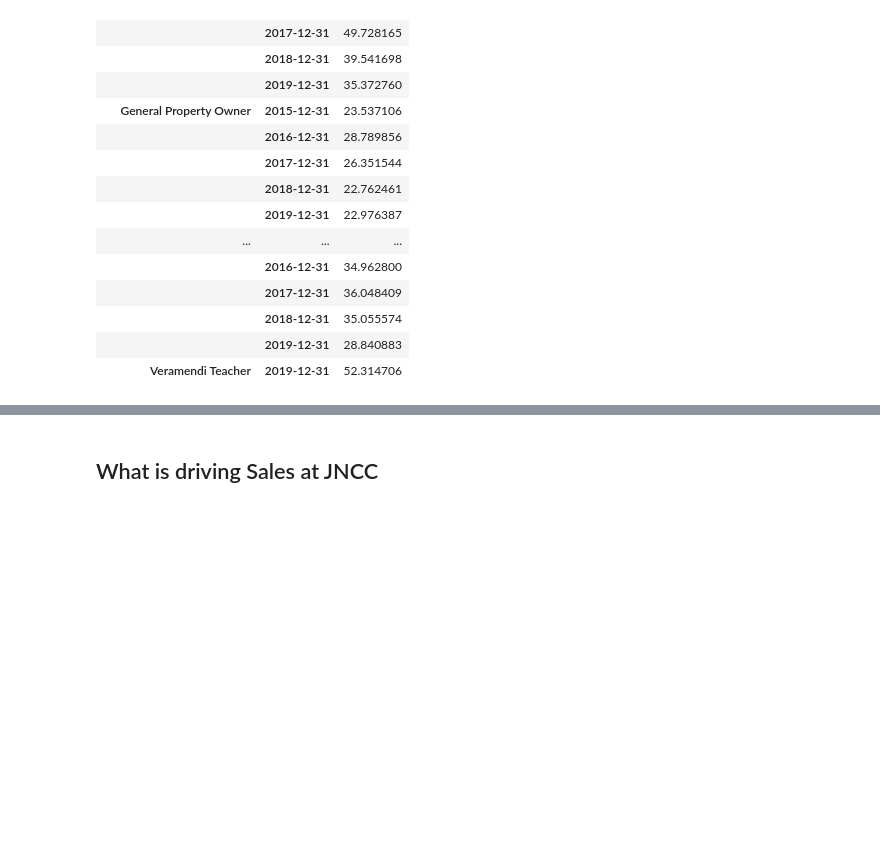
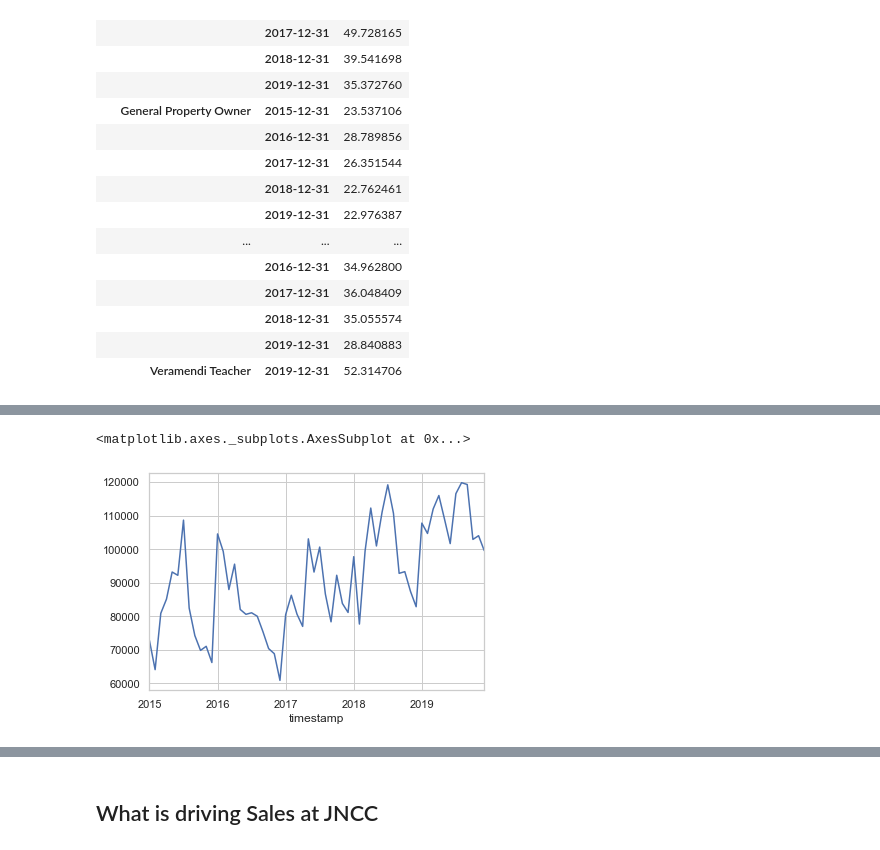
Before and after one commit to crisgiovanoni/jncc_project, a Jupyter notebook: bi_analysis.ipynb, the cells around one changed output, grey strips where cells are left out. Saved outputs shown, nothing was run; the diff lists cells and outputs as text; code cells hidden in the pictures; blank space fills up the shorter version.

```diff
--- a/bi_analysis.ipynb
+++ b/bi_analysis.ipynb
@@ -74,0 +238,5 @@ dft.groupby("membership").resample("Y")[["total"]].mean()
+# %%
+dft.resample("M").sum().total.plot()
+# %% [output]
+<matplotlib.axes._subplots.AxesSubplot at 0x...>
+[figure, added]
```
Also changed, not shown: parts of 16 cells of this notebook.
